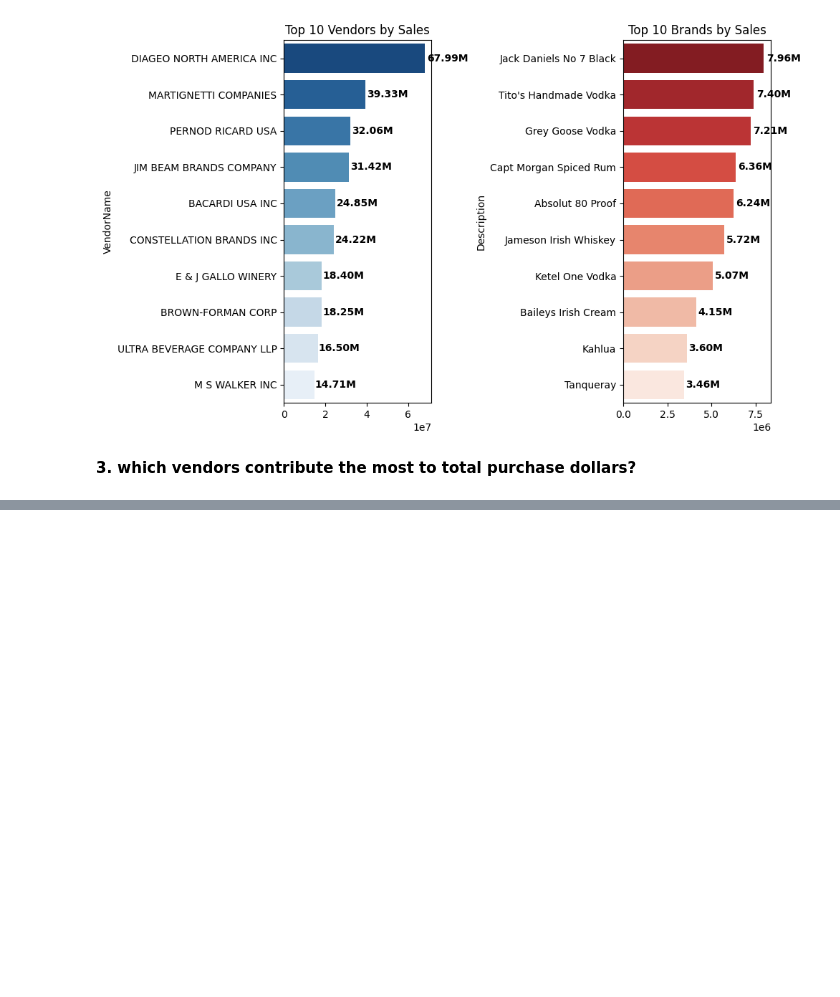
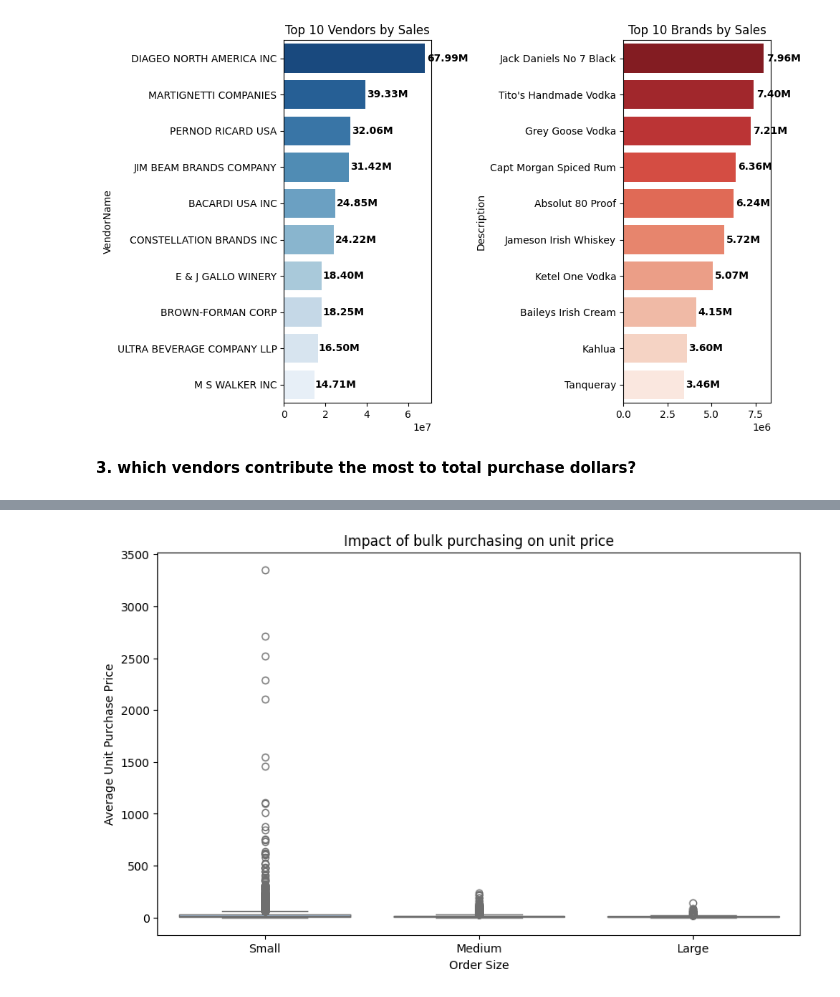
Before and after one commit to palak0609/Procurement-Analytics-Vendor-Optimization, a Jupyter notebook: notebook/vendor_performance_analysis.ipynb, the cells around one changed output, grey strips where cells are left out. Drawn from its saved outputs; the diff is of its cells as text; code cells hidden in the pictures; blank space fills up the shorter version.

```diff
--- a/notebook/vendor_performance_analysis.ipynb
+++ b/notebook/vendor_performance_analysis.ipynb
@@ -387,0 +457,5 @@ top_vendors['PurchaseContribution(%)'].sum()
+# %%
+df['UnitPurchasePrice'] = df['TotalPurchaseDollars'] / df['TotalPurchaseQuantity']
+# %%
+# Dividing the orders into three categories: Small, Medium, Large(based on quantiles), this will create 3 equal sized groups
+df["OrderSize"] = pd.qcut(df["TotalPurchaseQuantity"], q=3, labels=["Small", "Medium", "Large"])
@@ -387,0 +487,10 @@ top_vendors['PurchaseContribution(%)'].sum()
+# %%
+# Box plot
+plt.figure(figsize=(10, 6))
+sns.boxplot(x='OrderSize', y='UnitPurchasePrice', data=df, palette='pastel')
+plt.title('Impact of bulk purchasing on unit price')
+plt.xlabel('Order Size')
+plt.ylabel('Average Unit Purchase Price')
+plt.show()
+# %% [output]
+[figure, added]
```
Also changed, not shown: parts of 36 cells of this notebook, 2 other files.
